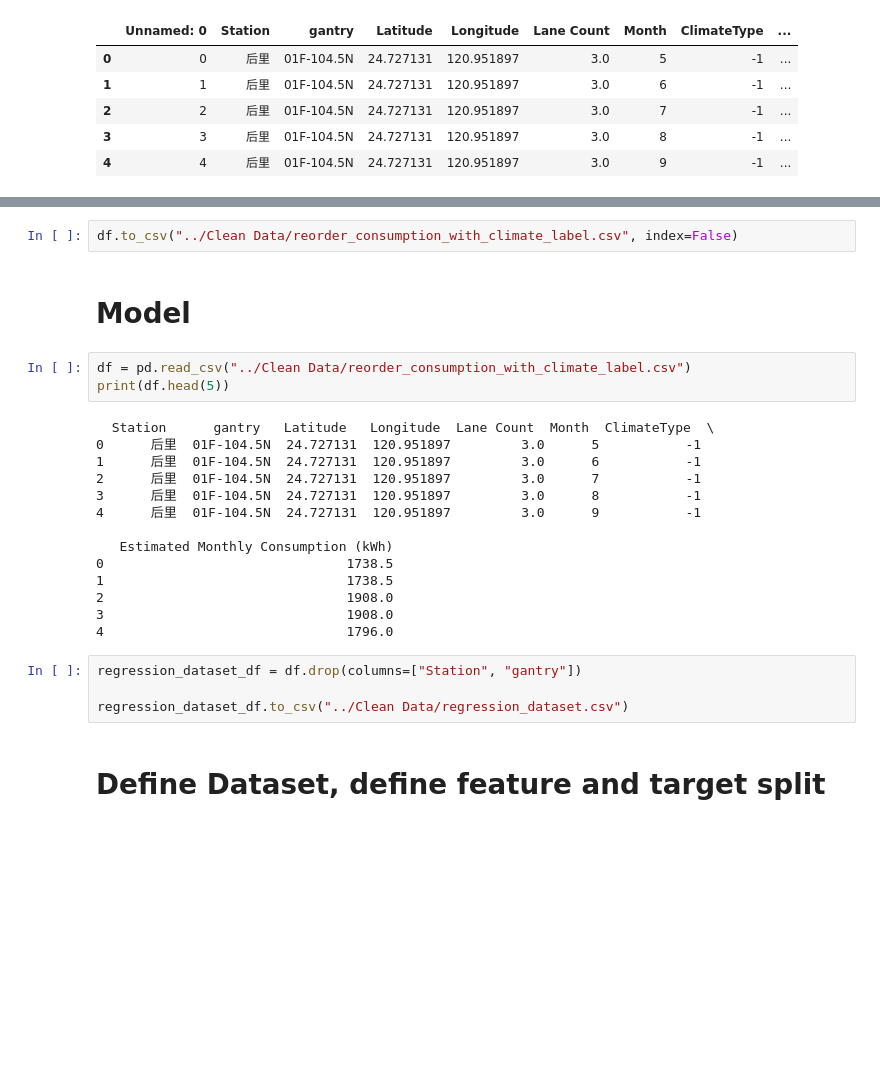
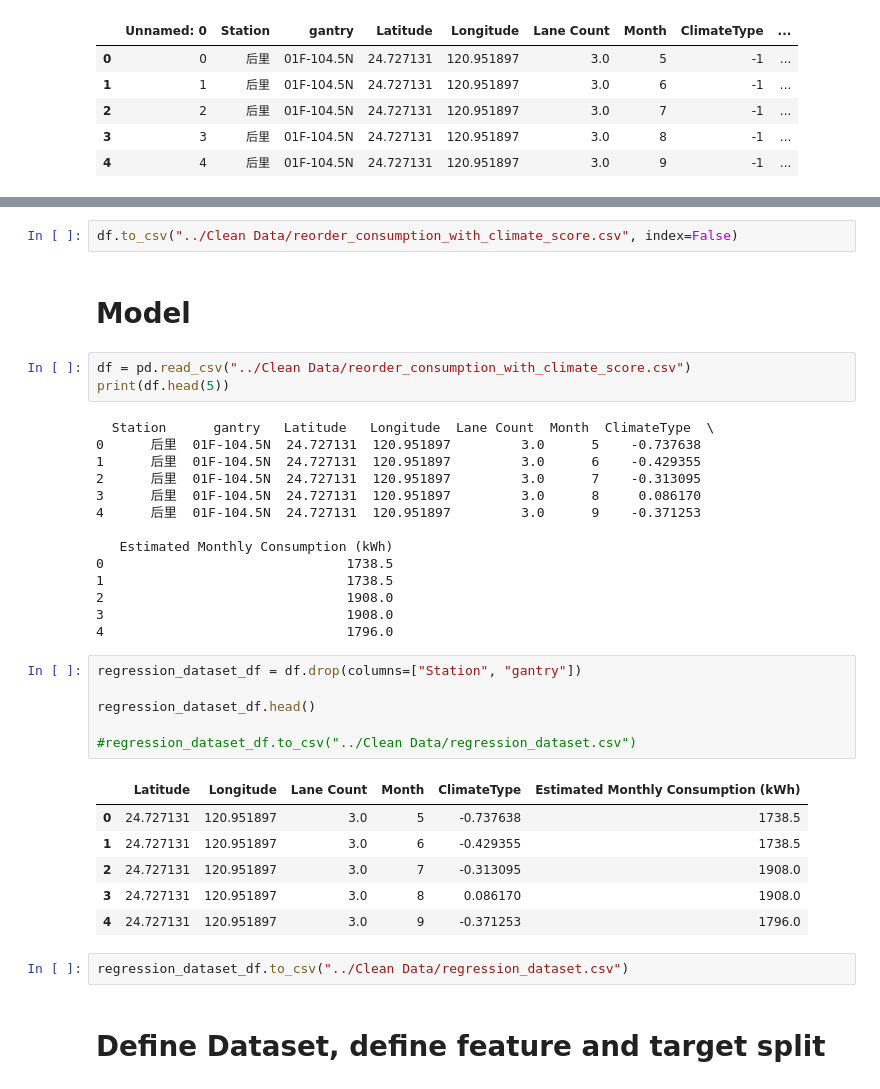
Before and after one commit to PauloWgDev/PowerConsumtionPrediction, a Jupyter notebook: Model/Consumption_Model_1.ipynb, the cells around one changed output, grey strips where cells are left out. Drawn from its saved outputs; the diff is of its cells as text; blank space fills up the shorter version.

```diff
--- a/Model/Consumption_Model_1.ipynb
+++ b/Model/Consumption_Model_1.ipynb
@@ -50,19 +50,19 @@ df.head()
 | 3 | 后里 | 01F-104.5N | 24.727131 | 120.951897 | 3.0 | 8 | -1 | 1908.0 |
 | 4 | 后里 | 01F-104.5N | 24.727131 | 120.951897 | 3.0 | 9 | -1 | 1796.0 |
 # %%
-df.to_csv("../Clean Data/reorder_consumption_with_climate_label.csv", index=False)
+df.to_csv("../Clean Data/reorder_consumption_with_climate_score.csv", index=False)
 # %% [markdown]
 # Model
 # %%
-df = pd.read_csv("../Clean Data/reorder_consumption_with_climate_label.csv")
+df = pd.read_csv("../Clean Data/reorder_consumption_with_climate_score.csv")
 print(df.head(5))
 # %% [output]
   Station      gantry   Latitude   Longitude  Lane Count  Month  ClimateType  \
-0      后里  01F-104.5N  24.727131  120.951897         3.0      5           -1
-1      后里  01F-104.5N  24.727131  120.951897         3.0      6           -1
-2      后里  01F-104.5N  24.727131  120.951897         3.0      7           -1
-3      后里  01F-104.5N  24.727131  120.951897         3.0      8           -1
-4      后里  01F-104.5N  24.727131  120.951897         3.0      9           -1
+0      后里  01F-104.5N  24.727131  120.951897         3.0      5    -0.737638
+1      后里  01F-104.5N  24.727131  120.951897         3.0      6    -0.429355
+2      后里  01F-104.5N  24.727131  120.951897         3.0      7    -0.313095
+3      后里  01F-104.5N  24.727131  120.951897         3.0      8     0.086170
+4      后里  01F-104.5N  24.727131  120.951897         3.0      9    -0.371253
 
    Estimated Monthly Consumption (kWh)
 0                               1738.5
@@ -73,7 +73,18 @@ print(df.head(5))
 # %%
 regression_dataset_df = df.drop(columns=["Station", "gantry"])
 
-regression_dataset_df.to_csv("../Clean Data/regression_dataset.csv")
+regression_dataset_df.head()
+
+#regression_dataset_df.to_csv("../Clean Data/regression_dataset.csv")
+# %% [output]
+|  | Latitude | Longitude | Lane Count | Month | ClimateType | Estimated Monthly Consumption (kWh) |
+| 0 | 24.727131 | 120.951897 | 3.0 | 5 | -0.737638 | 1738.5 |
+| 1 | 24.727131 | 120.951897 | 3.0 | 6 | -0.429355 | 1738.5 |
+| 2 | 24.727131 | 120.951897 | 3.0 | 7 | -0.313095 | 1908.0 |
+| 3 | 24.727131 | 120.951897 | 3.0 | 8 | 0.086170 | 1908.0 |
+| 4 | 24.727131 | 120.951897 | 3.0 | 9 | -0.371253 | 1796.0 |
+# %%
+regression_dataset_df.to_csv("../Clean Data/regression_dataset.csv")
 # %% [markdown]
 # Define Dataset, define feature and target split
 # %%
```
Also changed, not shown: parts of 8 cells of this notebook, 7 other files.
